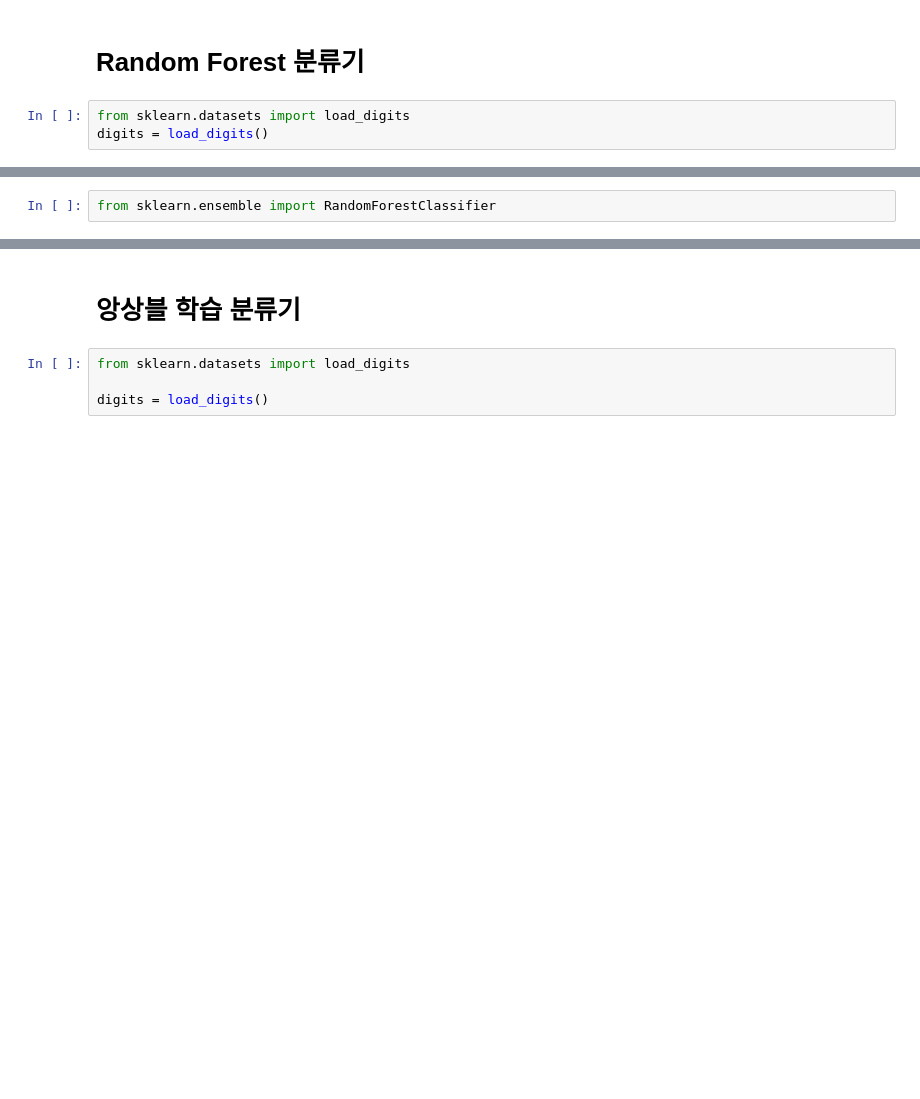
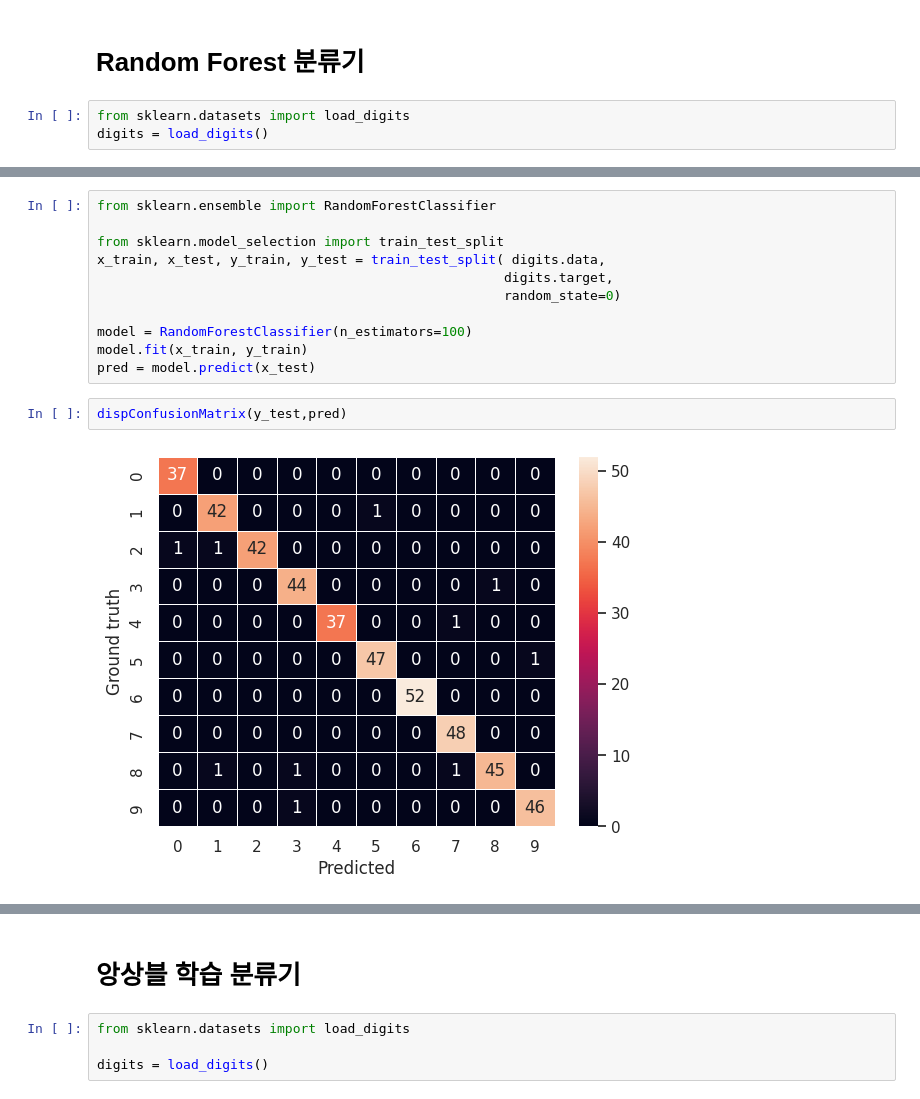
Before and after one commit to gymnopedy01/ictis-2023-ai, a Jupyter notebook: 다운로드/배포_ML_분류.ipynb, the cells around one changed output, grey strips where cells are left out. Saved outputs shown, nothing was run; the diff lists cells and outputs as text; blank space fills up the shorter version.

```diff
--- a/다운로드/배포_ML_분류.ipynb
+++ b/다운로드/배포_ML_분류.ipynb
@@ -430,2 +432,15 @@ for i in range(64):
-# %%
-from sklearn.ensemble import RandomForestClassifier
+# %%
+from sklearn.ensemble import RandomForestClassifier
+
+from sklearn.model_selection import train_test_split
+x_train, x_test, y_train, y_test = train_test_split( digits.data,
+                                                    digits.target,
+                                                    random_state=0)
+
+model = RandomForestClassifier(n_estimators=100)
+model.fit(x_train, y_train)
+pred = model.predict(x_test)
+# %%
+dispConfusionMatrix(y_test,pred)
+# %% [output]
+[figure, added]
```
Also changed, not shown: parts of 10 cells of this notebook.
